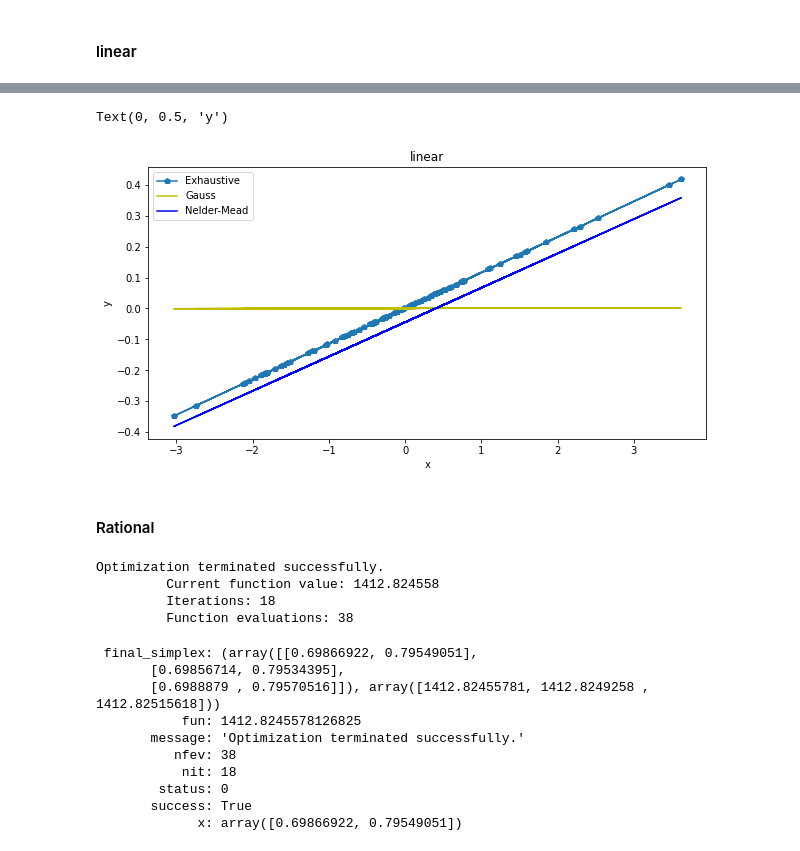
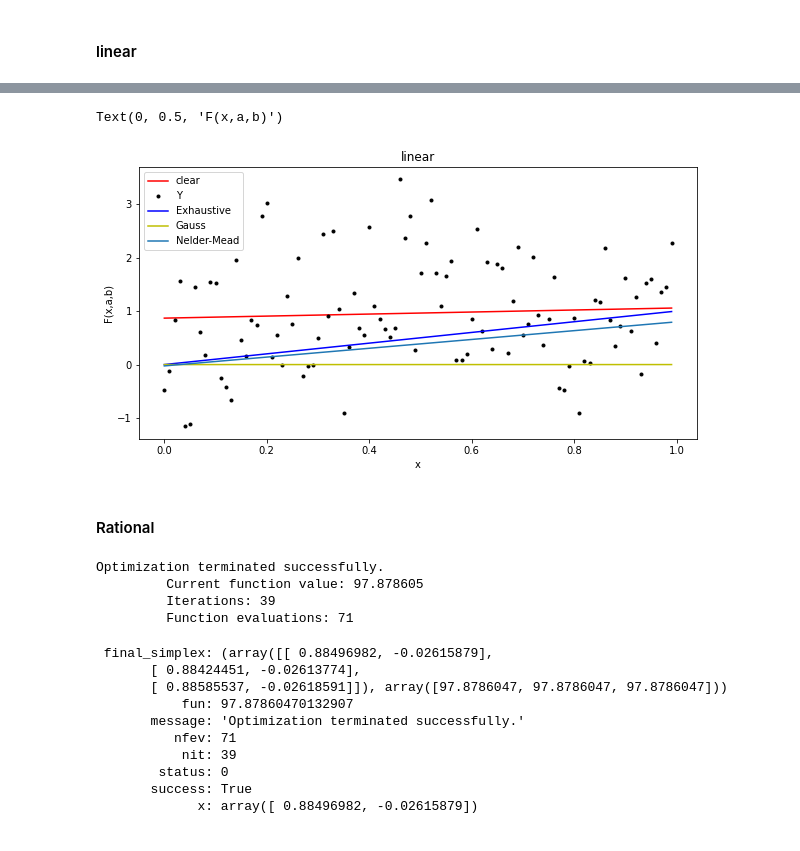
Before and after one commit to Nemat-Allah-Aloush/Algo_Tasks, a Jupyter notebook: Task 02.ipynb, the cells around one changed output, grey strips where cells are left out. Saved outputs shown, nothing was run; the diff lists cells and outputs as text; code cells hidden in the pictures.

```diff
--- a/Task 02.ipynb
+++ b/Task 02.ipynb
@@ -174,8 +175,14 @@ min_ab=0
 max_ab=1
 error =0.001
 delta_normal=numpy.random.standard_normal(size=size_of_array)     #random samples samples from a standard Normal distribution (mean=0, stdev=1).
-x=numpy.empty([size_of_array])    #Intializing the x vector
-y=numpy.empty([size_of_array])    #Intializing the y vector
+x=[]   #Intializing the x vector
+y=[]   #Intializing the y vector
+y_clear =[] #Intializing the clear y vector
 for k in range(size_of_array):    #According to the proposed formulas, calculating x and y
-    numpy.append(x,k/100)
-    numpy.append(y, alpha* x[k]+ beta+ delta_normal[k])
+    x.append(k/100)
+    y.append(alpha* x[k]+ beta+ delta_normal[k])
+    y_clear.append(alpha* x[k]+ beta)
+print(alpha,beta)
+x=numpy.array(x)
+y=numpy.array(y)
+y_clear=numpy.array(y_clear)
@@ -287,8 +296,7 @@ parameters_linear.append([parameters_CG[0],parameters_CG[1],parameters_CG[2],par
 # %%
 # Nelder-Mead
 initial_guess =numpy.random.random_sample((2,))
-result_rational_NM = optimize.minimize(mean_square_rational, initial_guess,method='nelder-mead',options={'disp': True, 'xtol':error,'ftol':error})
-parameters_rational.append([result_rational_NM.x[0],result_rational_NM.x[1],result_rational_NM.fun,result_rational_NM.nfev,result_rational_NM.nit])
-result_rational_NM
+result_linear_NM = optimize.minimize(mean_square_rational, initial_guess,method='nelder-mead',options={'disp': True, 'xtol':error,'ftol':error})
+parameters_linear.append([result_linear_NM.x[0],result_linear_NM.x[1],result_linear_NM.fun,result_linear_NM.nfev,result_linear_NM.nit])
 # %% [output]
 Optimization terminated successfully.
@@ -308,3 +306,10 @@ Optimization terminated successfully.
+# %%
+parameters_linear[0].append(abs(alpha-parameters_linear[0][0]))
+parameters_linear[0].append(abs(beta-parameters_linear[0][1]))
+parameters_linear[1].append(abs(alpha-parameters_linear[1][0]))
+parameters_linear[1].append(abs(beta-parameters_linear[1][1]))
+parameters_linear[2].append(abs(alpha-parameters_linear[2][0]))
+parameters_linear[2].append(abs(beta-parameters_linear[2][1]))
 # %%
 # Printing a table with results
 rowIDs=['Exhaustive','Gauss ','Nelder-Mead']
@@ -322,20 +323,21 @@ print(tabulate(parameters_linear, headers=['a','b','function value','function cl
 # %%
 #x1 = numpy.linspace(1, min(x),max(x), endpoint=True)
 y1 = parameters_linear[0][0] *x + parameters_linear[0][1]
 y2= parameters_linear[1][0] *x + parameters_linear[1][1]
 y3=parameters_linear[2][0] *x + parameters_linear[2][1]
 plt.figure(figsize=(10,5))
 plt.title("linear")
-#plt.plot(x, y, 'k-')
-plt.plot(x, y1, 'p-')
+plt.plot(x, y_clear, 'r-')
+plt.plot(x, y, '.k')
+plt.plot(x, y1, 'b-')
 plt.plot(x, y2, 'y-')
-plt.plot(x, y3, 'b-')
-plt.legend(["Exhaustive", "Gauss","Nelder-Mead"])
+plt.plot(x, y3, '-')
+plt.legend(["clear","Y","Exhaustive", "Gauss","Nelder-Mead"])
 plt.xlabel("x")
-plt.ylabel("y")
+plt.ylabel("F(x,a,b)")
 # %% [output]
-Text(0, 0.5, 'y')
+Text(0, 0.5, 'F(x,a,b)')
-[figure, old version]
+[figure, new version]
 # %% [markdown]
 #### Rational
 # %%
@@ -357,16 +359,16 @@ parameters_rational.append([result_rational_NM.x[0],result_rational_NM.x[1],resu
 result_rational_NM
 # %% [output]
 Optimization terminated successfully.
-         Current function value: 1412.824558
-         Iterations: 18
-         Function evaluations: 38
+         Current function value: 97.878605
+         Iterations: 39
+         Function evaluations: 71
- final_simplex: (array([[0.69866922, 0.79549051],
-       [0.69856714, 0.79534395],
-       [0.6988879 , 0.79570516]]), array([1412.82455781, 1412.8249258 , 1412.82515618]))
-           fun: 1412.8245578126825
+ final_simplex: (array([[ 0.88496982, -0.02615879],
+       [ 0.88424451, -0.02613774],
+       [ 0.88585537, -0.02618591]]), array([97.8786047, 97.8786047, 97.8786047]))
+           fun: 97.87860470132907
        message: 'Optimization terminated successfully.'
-          nfev: 38
-           nit: 18
+          nfev: 71
+           nit: 39
         status: 0
        success: True
-             x: array([0.69866922, 0.79549051])
+             x: array([ 0.88496982, -0.02615879])
```
Also changed, not shown: parts of 7 cells of this notebook.
